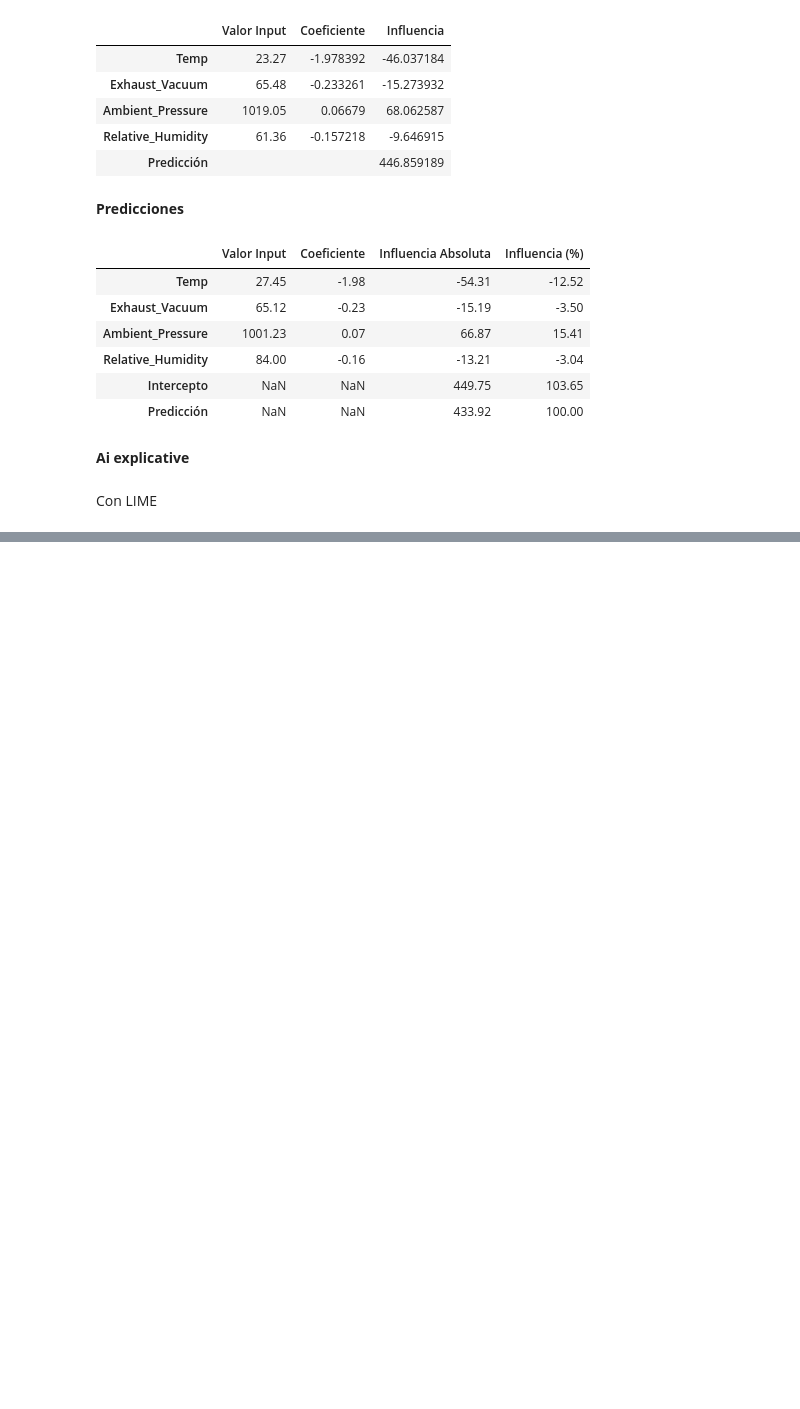
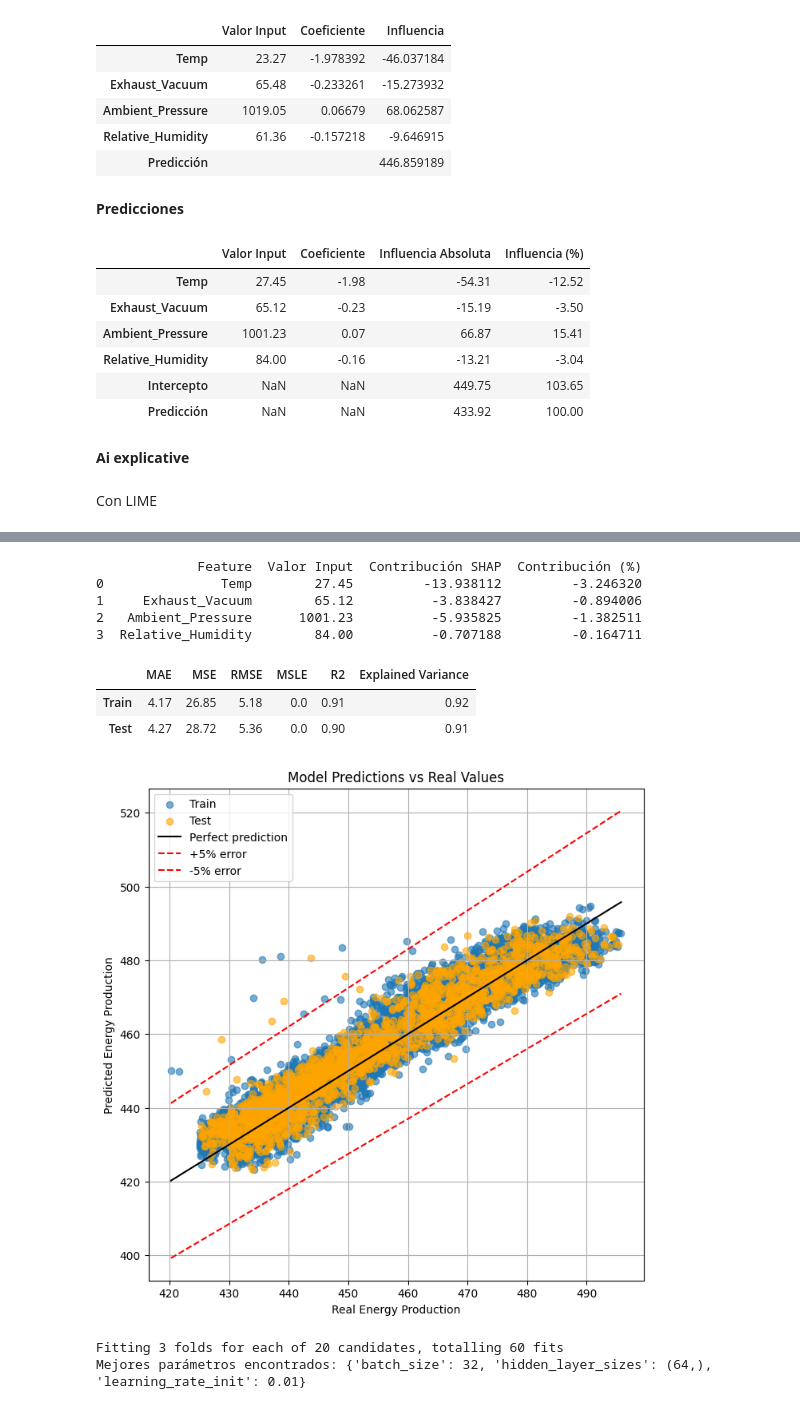
Before and after one commit to Capaquira/projectsLivreLow-code, a Jupyter notebook: CombinedCyclePowerPlant.ipynb, the cells around one changed output, grey strips where cells are left out. Saved outputs shown, nothing was run; the diff lists cells and outputs as text; code cells hidden in the pictures; blank space fills up the shorter version.

```diff
--- a/CombinedCyclePowerPlant.ipynb
+++ b/CombinedCyclePowerPlant.ipynb
@@ -445,0 +555,19 @@ Tabla SHAP para el nuevo dato:
+# %%
+# Tabla con contribuciones de cada feature
+shap_tabla = pd.DataFrame({
+    'Feature': input_df.columns,
+    'Valor Input': input_df.iloc[0].values,
+    'Contribución SHAP': shap_values[0]
+})
+
+# Calcular % de contribución respecto a la predicción total
+shap_tabla['Contribución (%)'] = (shap_tabla['Contribución SHAP'] / pred2) * 100
+
+# Mostrar tabla
+print(shap_tabla)
+# %% [output]
+             Feature  Valor Input  Contribución SHAP  Contribución (%)
+0               Temp        27.45         -13.938112         -3.246320
+1     Exhaust_Vacuum        65.12          -3.838427         -0.894006
+2   Ambient_Pressure      1001.23          -5.935825         -1.382511
+3  Relative_Humidity        84.00          -0.707188         -0.164711
@@ -445,0 +608,59 @@ Tabla SHAP para el nuevo dato:
+# %%
+metricas.round(2)
+# %% [output]
+|  | MAE | MSE | RMSE | MSLE | R2 | Explained Variance |
+| Train | 4.17 | 26.85 | 5.18 | 0.0 | 0.91 | 0.92 |
+| Test | 4.27 | 28.72 | 5.36 | 0.0 | 0.90 | 0.91 |
+# %%
+plt.figure(figsize=(8,8))
+
+# scatter
+plt.scatter(y_train, y_train_pred, alpha=0.6, label="Train")
+plt.scatter(y_test, y_test_pred, alpha=0.6, label="Test", color="orange")
+
+# línea perfecta
+min_val = min(y_test.min(), y_train.min())
+max_val = max(y_test.max(), y_train.max())
+
+x = np.linspace(min_val, max_val, 100)
+
+plt.plot(x, x, color="black", label="Perfect prediction")
+
+# banda ±5%
+plt.plot(x, x*1.05, linestyle="--", color="red", label="+5% error")
+plt.plot(x, x*0.95, linestyle="--", color="red", label="-5% error")
+
+plt.xlabel("Real Energy Production")
+plt.ylabel("Predicted Energy Production")
+plt.title("Model Predictions vs Real Values")
+
+plt.legend()
+plt.grid(True)
+plt.show()
+# %% [output]
+[figure, added]
+# %%
+# Optimal Model
+
+from sklearn.model_selection import GridSearchCV
+
+# Definir modelo base
+model_base = MLPRegressor(activation='relu', solver='adam', max_iter=2000, random_state=42)
+
+# Grid de hiperparámetros
+param_grid = {
+    'hidden_layer_sizes': [(16,), (32,), (64,), (64,32), (128,64,32)],
+    'learning_rate_init': [0.01, 0.001],
+    'batch_size': [16, 32]
+}
+
+# GridSearch
+grid = GridSearchCV(model_base, param_grid, cv=3, scoring='r2', verbose=1)
+grid.fit(X_train, y_train)
+
+# Mejor modelo
+best_model = grid.best_estimator_
+print("Mejores parámetros encontrados:", grid.best_params_)
+# %% [output]
+Fitting 3 folds for each of 20 candidates, totalling 60 fits
+Mejores parámetros encontrados: {'batch_size': 32, 'hidden_layer_sizes': (64,), 'learning_rate_init': 0.01}
```
Also changed, not shown: parts of 13 cells of this notebook.
